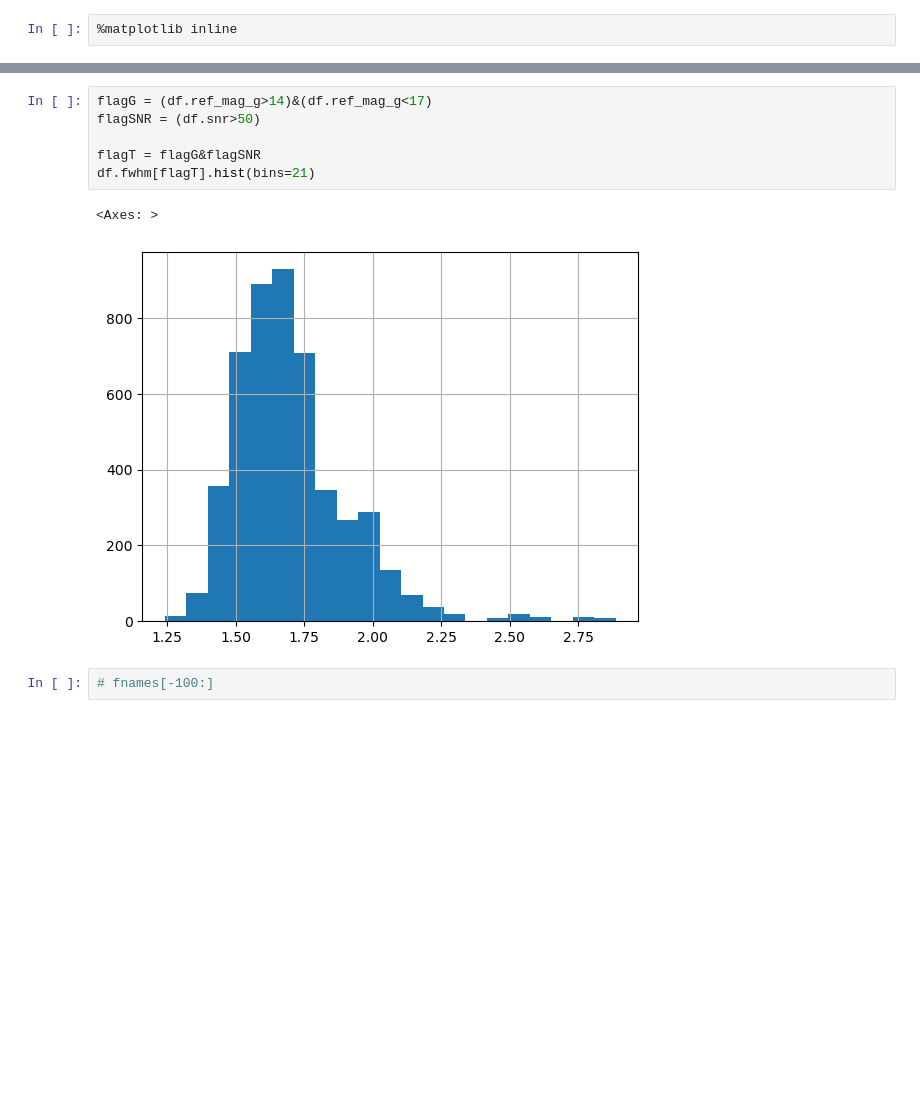
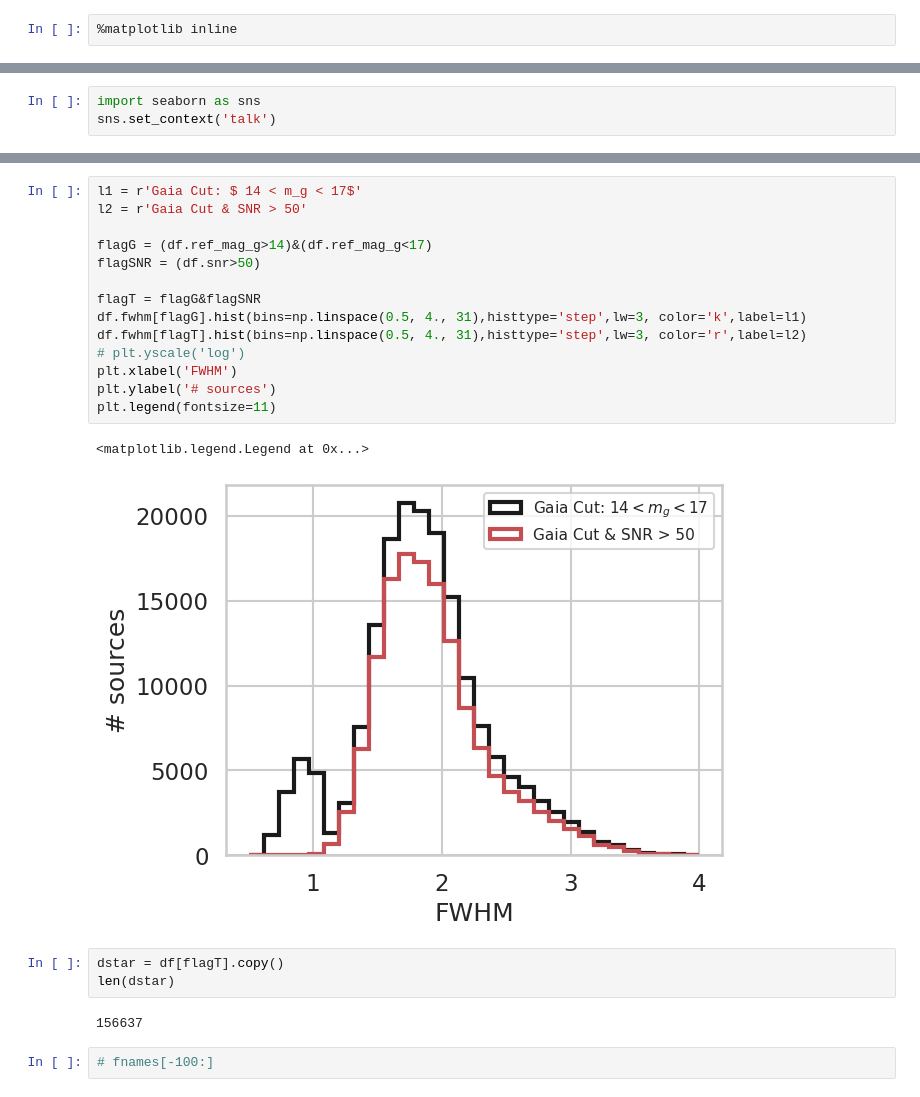
Before and after one commit to estevesjh/ImageQualityAuxTel, a Jupyter notebook: notebooks/query_collection.ipynb, the cells around one changed output, grey strips where cells are left out. Saved outputs shown, nothing was run; the diff lists cells and outputs as text; blank space fills up the shorter version.

```diff
--- a/notebooks/query_collection.ipynb
+++ b/notebooks/query_collection.ipynb
@@ -45,0 +41,3 @@ Index(['ref_id', 'ref_coord_ra', 'ref_coord_dec', 'ref_phot_g_mean_flux',
+# %%
+import seaborn as sns
+sns.set_context('talk')
@@ -46,12 +57,25 @@ Index(['ref_id', 'ref_coord_ra', 'ref_coord_dec', 'ref_phot_g_mean_flux',
 # %%
+l1 = r'Gaia Cut: $ 14 < m_g < 17$'
+l2 = r'Gaia Cut & SNR > 50'
+
 flagG = (df.ref_mag_g>14)&(df.ref_mag_g<17)
 flagSNR = (df.snr>50)
 
 flagT = flagG&flagSNR
-df.fwhm[flagT].hist(bins=21)
+df.fwhm[flagG].hist(bins=np.linspace(0.5, 4., 31),histtype='step',lw=3, color='k',label=l1)
+df.fwhm[flagT].hist(bins=np.linspace(0.5, 4., 31),histtype='step',lw=3, color='r',label=l2)
+# plt.yscale('log')
+plt.xlabel('FWHM')
+plt.ylabel('# sources')
+plt.legend(fontsize=11)
 # %% [output]
-<Axes: >
+<matplotlib.legend.Legend at 0x...>
-[figure, old version]
+[figure, new version]
+# %%
+dstar = df[flagT].copy()
+len(dstar)
+# %% [output]
+156637
 # %%
 # fnames[-100:]
 # %%
```
Also changed, not shown: parts of 38 cells of this notebook, 2 other files.
